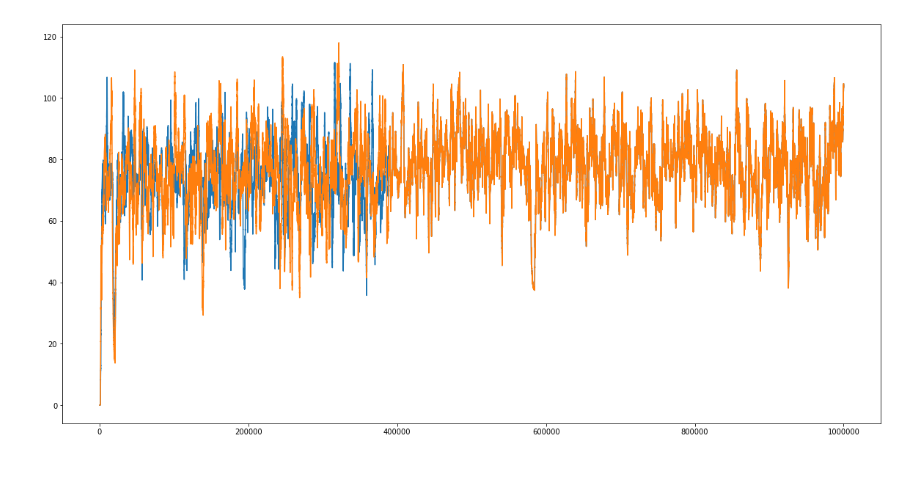
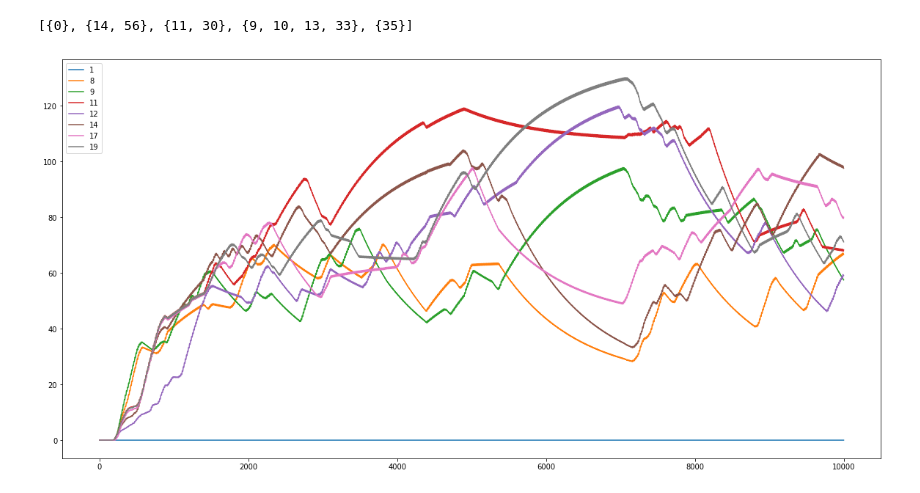
Before and after one commit to dkaravaev/neurodyn, a Jupyter notebook: Original.ipynb, the cells around one changed output. Saved outputs shown, nothing was run; the diff lists cells and outputs as text; code cells hidden in the pictures.

```diff
--- a/Original.ipynb
+++ b/Original.ipynb
@@ -41,6 +42,6 @@ Wall time: 3min 18s
 # %%
 plt.figure(figsize=(20, 10))
 for i in range(N):
-    plt.plot(results['W_' + str(i)])
+    plt.plot(results['W'][5, i])
 plt.show()
 # %% [output]
@@ -48,8 +88,50 @@ plt.show()
+# %%
+clusters = []
+for i in range(N):
+    cluster = parse_clusters(neuron_cluster(i, results['W'][:, :, 18000:21000], 0.01), i, 5)
+    if len(cluster) > 0:
+        clusters.append(cluster)
+# %%
+def find_max_intersect(cluster, clusters, collected):
+    max_len = 0
+    n = -1
+    c = -1
+    for i in range(len(clusters)):
+        for j in range(len(clusters[i])):
+            if not collected[i][j]:
+                res = cluster & clusters[i][j]
+                if len(res) > max_len:
+                    max_len = len(res)
+                    n = i
+                    c = j
+    return n, c
+# %%
+collected = []
+for i in range(len(clusters)):
+    collected.append([False] * len(clusters[i]))
+
+res = []
+for i in range(len(clusters)):
+    for j in range(len(clusters[i])):
+        if not collected[i][j]:
+            res.append(copy.deepcopy(clusters[i][j]))
+            collected[i][j] = True
+            n, c = find_max_intersect(res[-1], clusters, collected)
+            while n != -1 and c != -1:
+                collected[n][c] = True
+                res[-1] &= clusters[n][c]
+                n, c = find_max_intersect(res[-1], clusters, collected)
+# %%
+res
+# %% [output]
+[{0}, {14, 56}, {11, 30}, {9, 10, 13, 33}, {35}]
 # %%
 plt.figure(figsize=(20, 10))
-plt.plot(results['W_13'])
-plt.plot(results['W_10'])
+for i in range(N):
+    if i in clusters[2][0]:
+        plt.plot(results['W'][1, i], label=str(i))
+plt.legend(loc='upper left')
 plt.show()
 # %% [output]
-[figure, old version]
+[figure, new version]
 # %%
```
Also changed, not shown: parts of 18 cells of this notebook, 4 other files.
